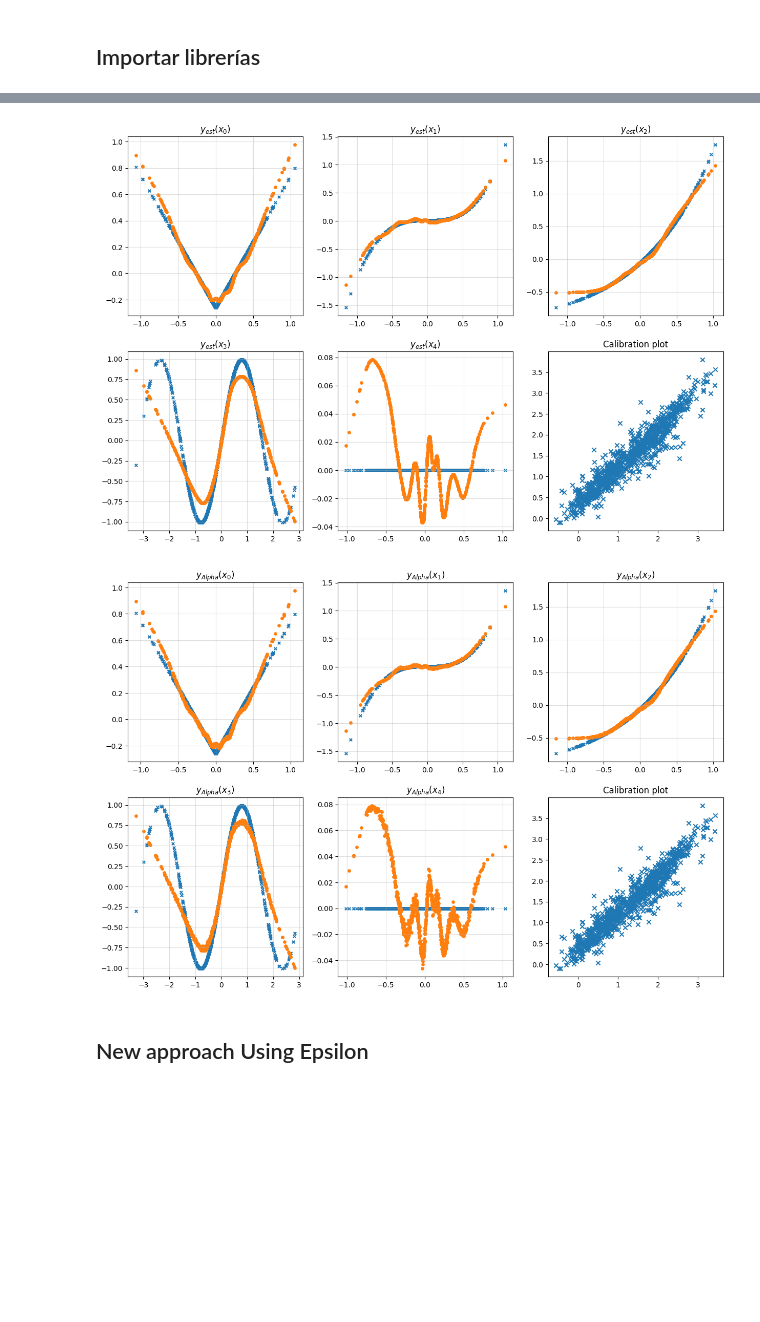
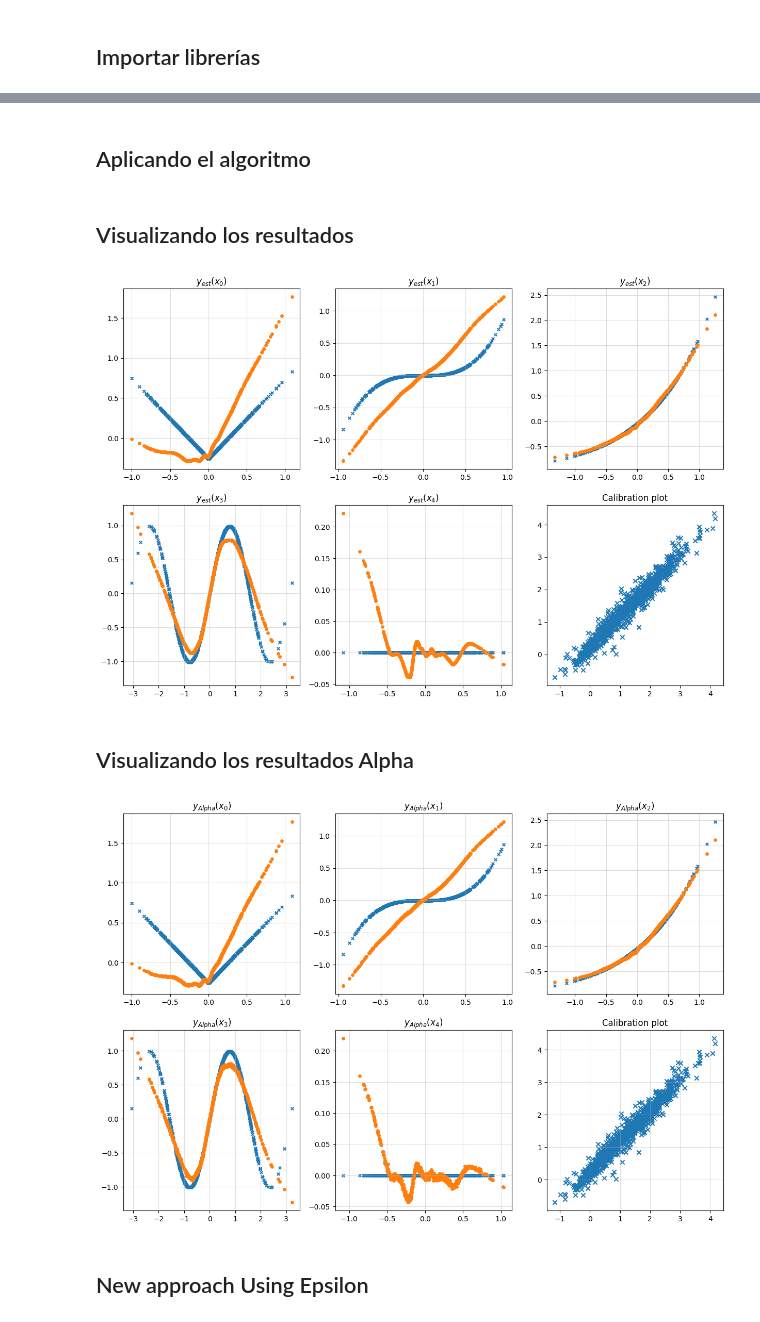
Before and after one commit to VictorAndresDlh/nobsp_dnn, a Jupyter notebook: NObSP/main_nn_lab.ipynb, the cells around one changed output, grey strips where cells are left out. Cells and saved outputs as stored; diff of their text form; code cells hidden in the pictures; blank space fills up the shorter version.

Commit message:
plot optimization main nn

```diff
--- a/NObSP/main_nn_lab.ipynb
+++ b/NObSP/main_nn_lab.ipynb
@@ -51,12 +52,12 @@ g1 = x1**3
 g2 = np.exp(x2)
 g3 = np.sin(2*x3)
 g4 = np.zeros(N,) # Notice that the contribution of x4 on the output is zero.
-g01 = 1*np.exp(x0+x1) # Second order interaction effect
+g01 = 1*np.sin(x0+x1) # Second order interaction effect
 noise = 0.01*np.random.randn(N,) # noise vector
 # %%
 # Generating the model output
-y =  g0 + g1 + g2 + g3 + g4 + noise # Simulation done using only first order interactions in the output.
-y2 =  g0 + g1 + g2 + g3 + g4 + g01 + noise # Simulation done using second order interactions in the output.
+y2 =  g0 + g1 + g2 + g3 + g4 + noise # Simulation done using only first order interactions in the output.
+y =  g0 + g1 + g2 + g3 + g4 + g01 + noise # Simulation done using second order interactions in the output.
 # %%
 # Generating the input matriz for training
 X = np.stack((x0, x1, x2, x3, x4), axis=1)
@@ -145,50 +144,94 @@ Epoch: 400 | Loss: 0.20967 | test Loss: 0.25814
+# %% [markdown]
+## Aplicando el algoritmo
 # %%
 P_xy_1, y_e_1, Alpha_NN_1 = NObSP_NN_single(X, y_est_1, model_1) # Computing the decomposition iusing NObSP. The Alpha parameters are the weigths for the Interpretation Layer
 y_e_Alpha_1 = x_trans_total_1@Alpha_NN_1 # Computing the decomposition using the Alpha coefficients, out-of-sample extension
 
 y_e_1 = y_e_1.cpu() # Setting th eoutput variables in the cpu.
+# %% [markdown]
+## Visualizando los resultados
 # %%
+# Crear una figura con 2 filas y 3 columnas de subplots
 fig, axs = plt.subplots(2, 3, figsize=(15, 10))
+
+# Tamaño de los marcadores
 s = 15
 
+# Iterar sobre los subplots aplanados
 for i, ax in enumerate(axs.flatten()):
+    # Salir del ciclo si se llega al último subplot
     if i == 5:
         break
+
+    # Seleccionar los valores de x, g y y_e según el valor de i
     x = [x0, x1, x2, x3, x4][i % 5]
     g = [g0, g1, g2, g3, g4][i % 5]
     y_e = y_e_1[:, i % 5]
+
+    # Crear el título del subplot
     title = "$y_{{est}}(x_{})$".format(i % 5, 0 if i < 5 else 1)
+
+    # Graficar los valores de g y y_e en el subplot correspondiente
     ax.scatter(x, g - g.mean(), marker="x", s=s)
     ax.scatter(x, y_e - y_e.mean(), marker="o", s=s)
+
+    # Agregar un título al subplot
     ax.set_title(title)
+
+    # Agregar una cuadrícula al subplot
     ax.grid(alpha=0.4)
 
+# Graficar los valores de y y y_est_1 en el último subplot
 axs[1, 2].scatter(y.cpu(), y_est_1.cpu(), marker="x")
 axs[1, 2].set_title("Calibration plot")
+axs[1, 2].grid(alpha=0.4)
+
+# Mostrar la figura
 plt.show()
 # %% [output]
-[figure, old version]
+[figure, new version]
+# %% [markdown]
+## Visualizando los resultados Alpha
 # %%
+# Crear una figura con 2 filas y 3 columnas de subplots
 fig, axs = plt.subplots(2, 3, figsize=(15, 10))
+
+# Tamaño de los marcadores
 s = 15
 
+# Iterar sobre los subplots aplanados
 for i, ax in enumerate(axs.flatten()):
+    # Salir del ciclo si se llega al último subplot
     if i == 5:
         break
+
+    # Seleccionar los valores de x, g y y_e según el valor de i
     x = [x0, x1, x2, x3, x4][i % 5]
     g = [g0, g1, g2, g3, g4][i % 5]
     y_e = y_e_Alpha_1[:, i % 5]
+
+    # Crear el título del subplot
     title = "$y_{{Alpha}}(x_{})$".format(i % 5, 0 if i < 5 else 1)
+
+    # Graficar los valores de g y y_e en el subplot correspondiente
     ax.scatter(x, g - g.mean(), marker="x", s=s)
     ax.scatter(x, y_e - y_e.mean(), marker="o", s=s)
+
+    # Agregar un título al subplot
     ax.set_title(title)
+
+    # Agregar una cuadrícula al subplot
     ax.grid(alpha=0.4)
 
+# Graficar los valores de y y y_est_1 en el último subplot
 axs[1, 2].scatter(y.cpu(), y_est_1.cpu(), marker="x")
 axs[1, 2].set_title("Calibration plot")
+axs[1, 2].grid(alpha=0.4)
+
+# Mostrar la figura
 plt.show()
 # %% [output]
-[figure, old version]
+[figure, new version]
 # %% [markdown]
 ## New approach Using Epsilon
 # %%
```
Also changed, not shown: parts of 10 cells of this notebook.
